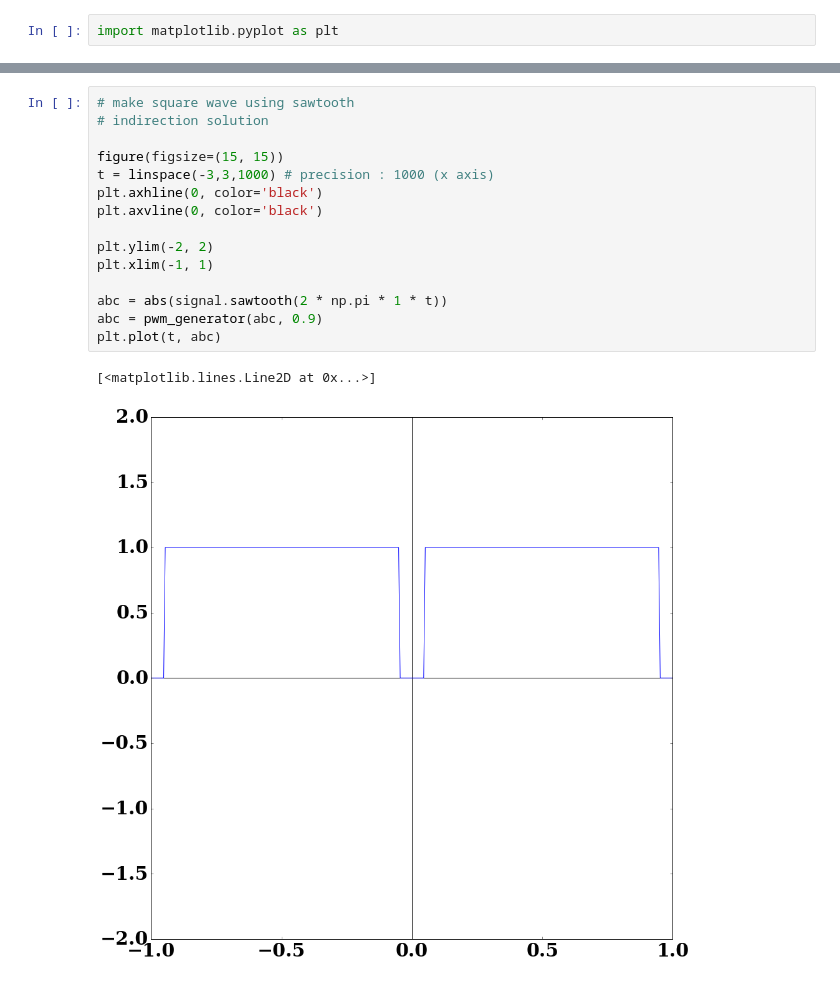
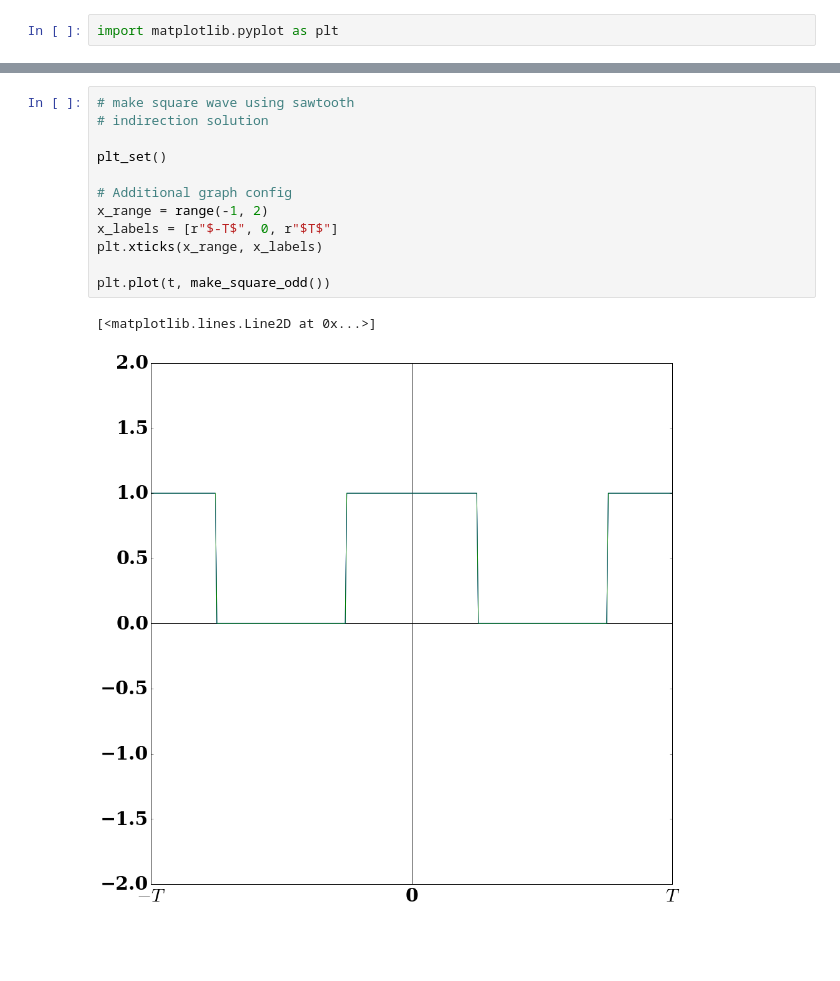
Before and after one commit to my-snippet/etc, a Jupyter notebook: AC-analysis/Fourier-Series/odd-function/square_wave.ipynb, the cells around one changed output, grey strips where cells are left out. Cells and saved outputs as stored; diff of their text form; blank space fills up the shorter version.

Commit message:
add functions for square wave

```diff
--- a/AC-analysis/Fourier-Series/odd-function/square_wave.ipynb
+++ b/AC-analysis/Fourier-Series/odd-function/square_wave.ipynb
@@ -186,18 +122,15 @@ plot(t, sqwave)
-# %%
-# make square wave using sawtooth
-# indirection solution
-
-figure(figsize=(15, 15))
-t = linspace(-3,3,1000) # precision : 1000 (x axis)
-plt.axhline(0, color='black')
-plt.axvline(0, color='black')
-
-plt.ylim(-2, 2)
-plt.xlim(-1, 1)
-
-abc = abs(signal.sawtooth(2 * np.pi * 1 * t))
-abc = pwm_generator(abc, 0.9)
-plt.plot(t, abc)
-# %% [output]
-[<matplotlib.lines.Line2D at 0x...>]
-[figure, removed]
+# %%
+# make square wave using sawtooth
+# indirection solution
+
+plt_set()
+
+# Additional graph config
+x_range = range(-1, 2)
+x_labels = [r"$-T$", 0, r"$T$"]
+plt.xticks(x_range, x_labels)
+
+plt.plot(t, make_square_odd())
+# %% [output]
+[<matplotlib.lines.Line2D at 0x...>]
+[figure, added]
```
Also changed, not shown: parts of 7 cells of this notebook.
